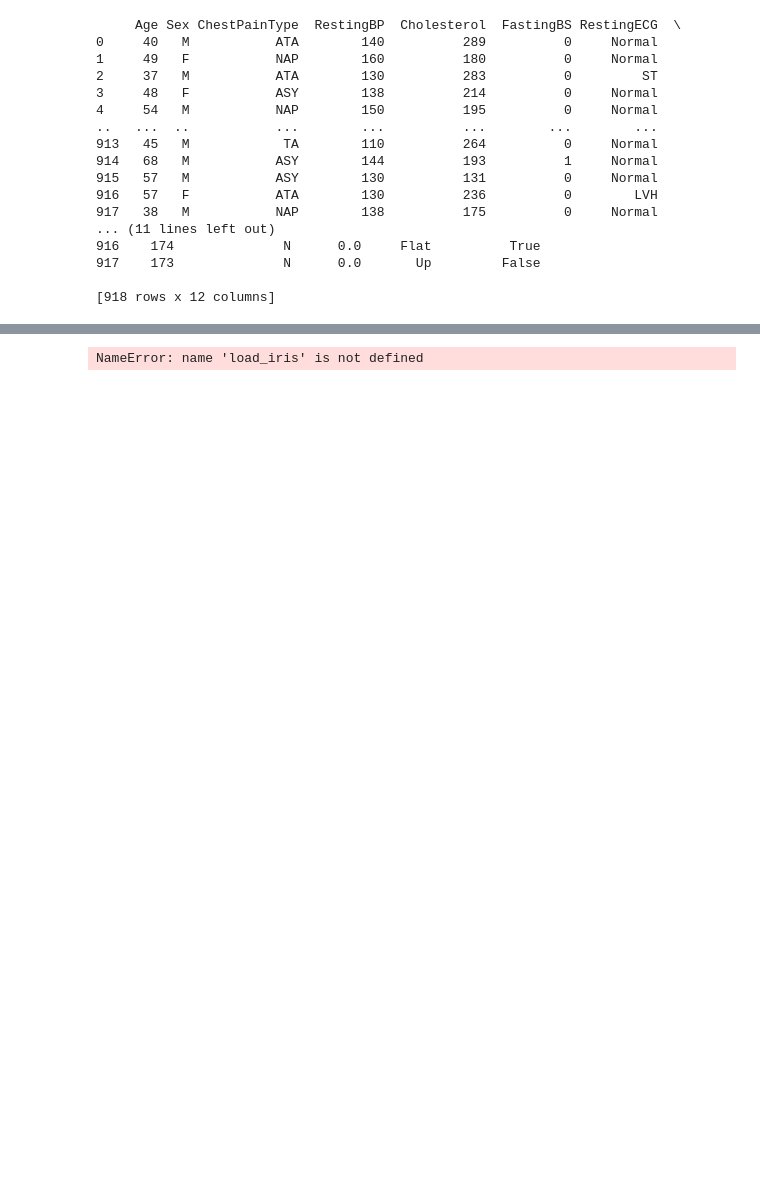
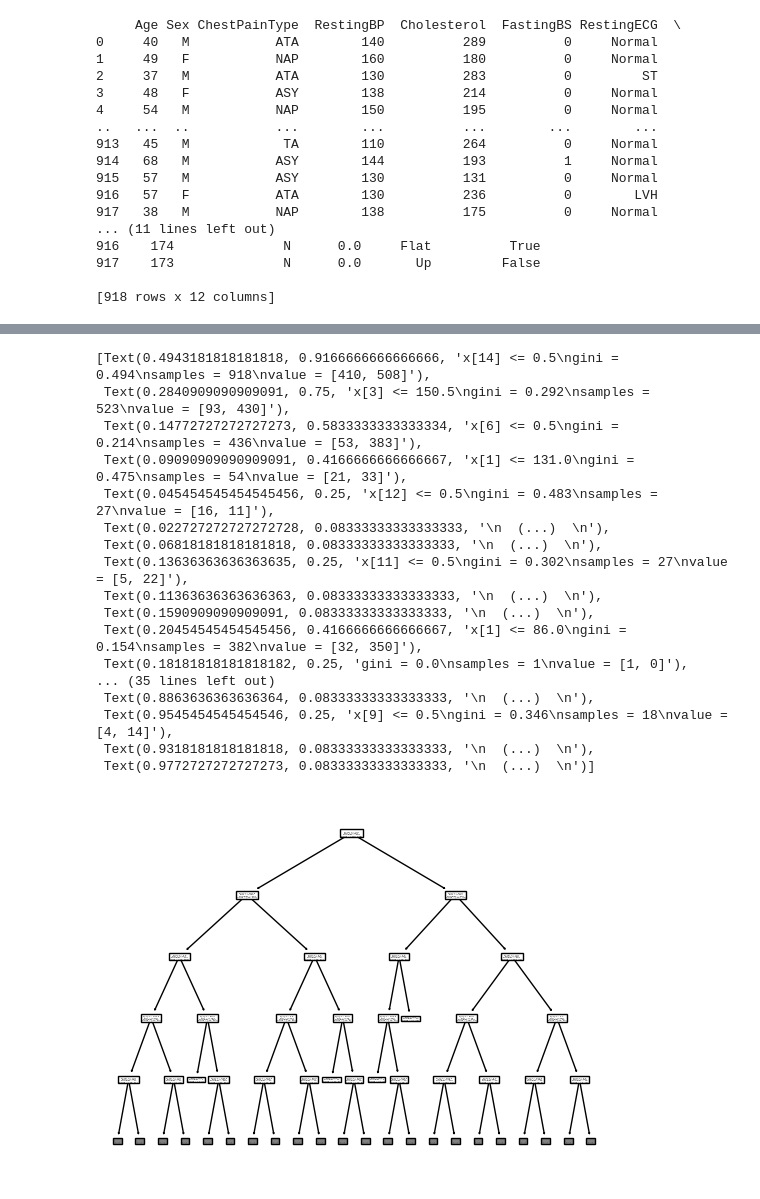
Before and after one commit to akshaybh24/Assignment5AIinHealth, a Jupyter notebook: AIHealth5.ipynb, the cells around one changed output, grey strips where cells are left out. Drawn from its saved outputs; the diff is of its cells as text; code cells hidden in the pictures; blank space fills up the shorter version.

```diff
--- a/AIHealth5.ipynb
+++ b/AIHealth5.ipynb
@@ -55,7 +28,7 @@ print(df)
 
 [918 rows x 12 columns]
 # %%
-df2 = pd.DataFrame(df)
+df = pd.DataFrame(data)
 
-print(df2)
+print(df.head(15))
 # %% [output]
@@ -79,7 +54,39 @@ print(df2)
 # %%
-iris = load_iris()
->>> X, y = iris.data, iris.target
->>> clf = tree.DecisionTreeClassifier()
->>> clf = clf.fit(X, y)
+import pandas as pd
+from sklearn.preprocessing import OneHotEncoder
+
+# Assuming 'Age', 'Sex', 'ChestPainType', ... are your feature columns and 'HeartDisease' is your target column
+X = df[['Age', 'Sex', 'ChestPainType', 'RestingBP', 'Cholesterol', 'FastingBS', 'RestingECG', 'MaxHR', 'ExerciseAngina', 'Oldpeak', 'ST_Slope']]
+y = df['HeartDisease']
+
+# Perform one-hot encoding on categorical features
+categorical_cols = ['Sex', 'ChestPainType', 'FastingBS', 'RestingECG', 'ExerciseAngina', 'ST_Slope']
+X_categorical = pd.get_dummies(X[categorical_cols], drop_first=True)
+
+# Combine one-hot encoded features with numerical features
+X_processed = pd.conc at([X.drop(columns=categorical_cols), X_categorical], axis=1)
+
+# Train the decision tree model
+clf = tree.DecisionTreeClassifier()
+clf = clf.fit(X_processed, y)
-# %% [output]
-NameError: name 'load_iris' is not defined
+# %%
+tree.plot_tree(clf, max_depth=4)
+# %% [output]
+[Text(0.4943181818181818, 0.9166666666666666, 'x[14] <= 0.5\ngini = 0.494\nsamples = 918\nvalue = [410, 508]'),
+ Text(0.2840909090909091, 0.75, 'x[3] <= 150.5\ngini = 0.292\nsamples = 523\nvalue = [93, 430]'),
+ Text(0.14772727272727273, 0.5833333333333334, 'x[6] <= 0.5\ngini = 0.214\nsamples = 436\nvalue = [53, 383]'),
+ Text(0.09090909090909091, 0.4166666666666667, 'x[1] <= 131.0\ngini = 0.475\nsamples = 54\nvalue = [21, 33]'),
+ Text(0.045454545454545456, 0.25, 'x[12] <= 0.5\ngini = 0.483\nsamples = 27\nvalue = [16, 11]'),
+ Text(0.022727272727272728, 0.08333333333333333, '\n  (...)  \n'),
+ Text(0.06818181818181818, 0.08333333333333333, '\n  (...)  \n'),
+ Text(0.13636363636363635, 0.25, 'x[11] <= 0.5\ngini = 0.302\nsamples = 27\nvalue = [5, 22]'),
+ Text(0.11363636363636363, 0.08333333333333333, '\n  (...)  \n'),
+ Text(0.1590909090909091, 0.08333333333333333, '\n  (...)  \n'),
+ Text(0.20454545454545456, 0.4166666666666667, 'x[1] <= 86.0\ngini = 0.154\nsamples = 382\nvalue = [32, 350]'),
+ Text(0.18181818181818182, 0.25, 'gini = 0.0\nsamples = 1\nvalue = [1, 0]'),
+... (35 lines left out)
+ Text(0.8863636363636364, 0.08333333333333333, '\n  (...)  \n'),
+ Text(0.9545454545454546, 0.25, 'x[9] <= 0.5\ngini = 0.346\nsamples = 18\nvalue = [4, 14]'),
+ Text(0.9318181818181818, 0.08333333333333333, '\n  (...)  \n'),
+ Text(0.9772727272727273, 0.08333333333333333, '\n  (...)  \n')]
+[figure, added]
```
Also changed, not shown: parts of 9 cells of this notebook.
